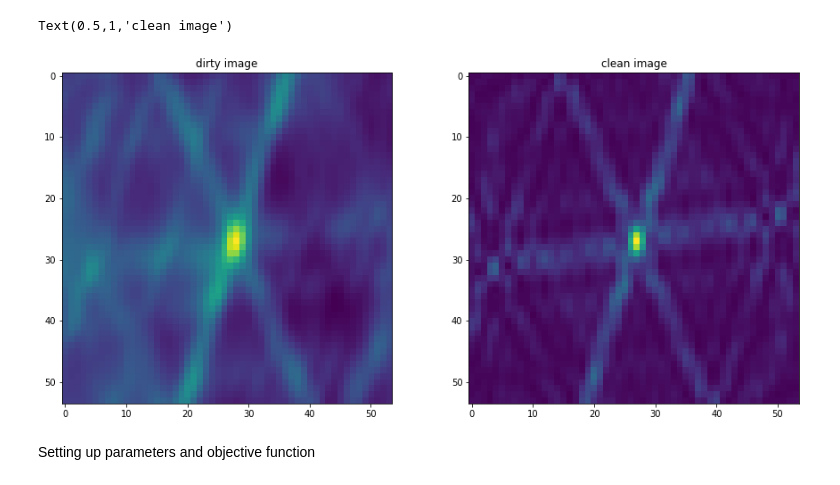
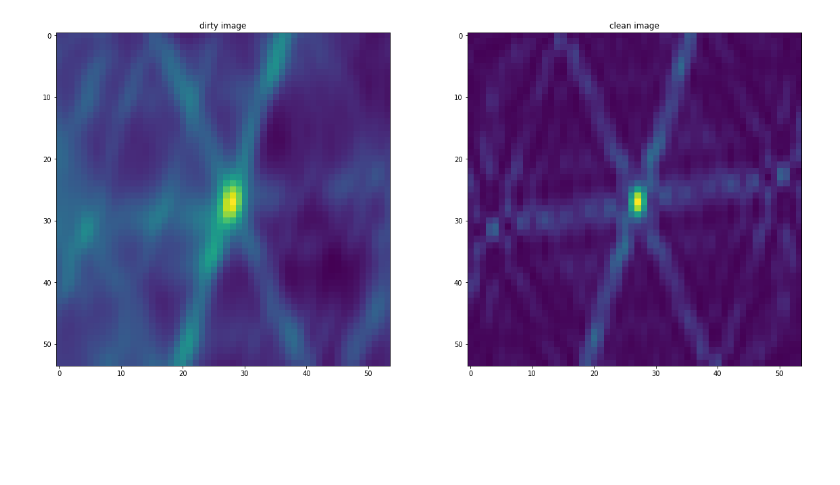
Before and after one commit to lord-blueberry/p7-cs, a Jupyter notebook: sandbox/00-cs-dirty.ipynb, the cells around one changed output. Cells and saved outputs as stored; diff of their text form; code cells hidden in the pictures; blank space fills up the shorter version.

```diff
--- a/sandbox/00-cs-dirty.ipynb
+++ b/sandbox/00-cs-dirty.ipynb
@@ -2,35 +2,33 @@
 import sys
 import os
 import numpy as np
-from scipy.optimize import minimize
+import numpy.fft as fourier
+
+from gurobipy import *
 
 import matplotlib.pyplot as plt
 import matplotlib as mpl
 
 #import matplotlib.image as mpimg
 %matplotlib inline
+
+def plot_comparison(img0, title0, img1, title1):
+    fig2 = plt.figure(figsize = (20, 20))
+
+    sub0 = fig2.add_subplot(2,2,1)
+    sub0.imshow(np.transpose(img0))
+    sub0.set_title(title0)
+
+    sub1 = fig2.add_subplot(2,2,2)
+    sub1.imshow(np.transpose(img1))
+    sub1.set_title(title1)
 # %%
 folder = "./img-csv/54x54pixels/"
 
 dirty_map = np.genfromtxt(folder+'dirty.csv', delimiter=',')
 psf_map = np.genfromtxt(folder+'psf.csv', delimiter=',')
 clean_map = np.genfromtxt(folder+'clean.csv', delimiter=',')
 
-dimensions = dirty_map.size
-dirty_flat = dirty_map.flatten()
-
-
-fig1 = plt.figure(figsize = (15,15))
-
-sub0 = fig1.add_subplot(2,2,1)
-sub0.imshow(np.transpose(dirty_map))
-sub0.set_title('dirty image')
-
-sub1 = fig1.add_subplot(2,2,2)
-sub1.imshow(np.transpose(clean_map))
-sub1.set_title('clean image')
+plot_comparison(dirty_map, 'dirty image', clean_map, 'clean image')
 # %% [output]
-Text(0.5,1,'clean image')
-[figure, old version]
+[figure, new version]
-# %% [markdown]
-Setting up parameters and objective function
```
Also changed, not shown: parts of 22 cells of this notebook.
